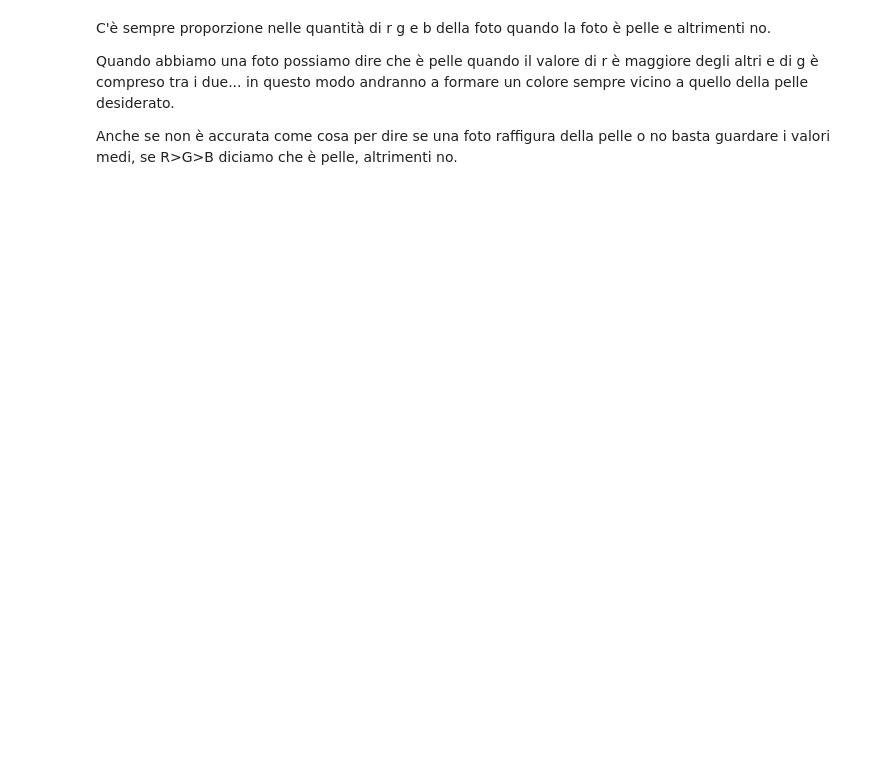
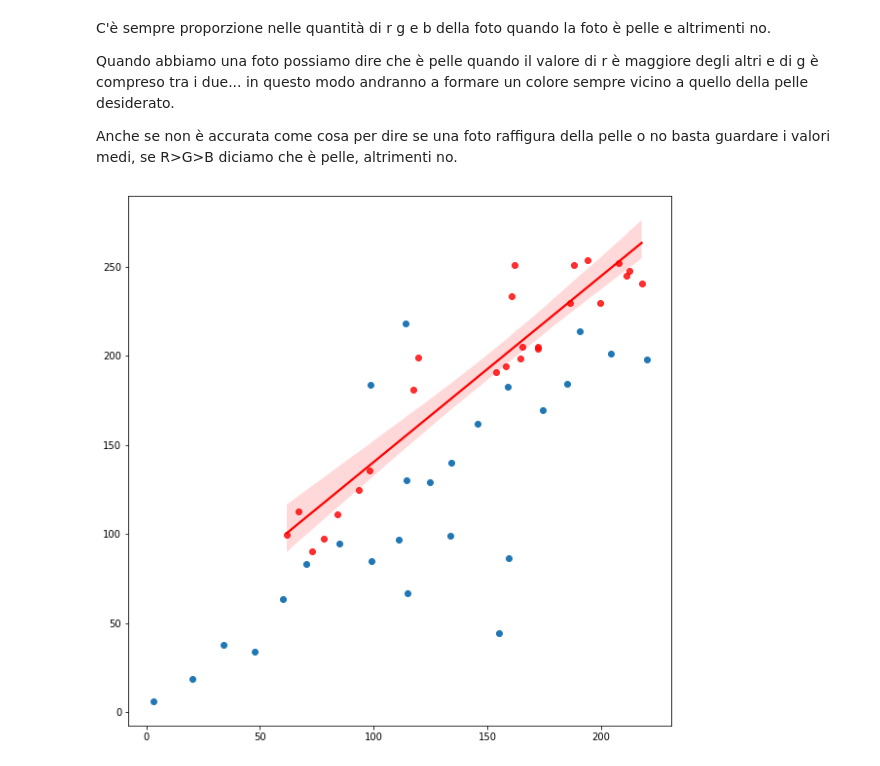
Before and after one commit to lilbrizzi/SkinDetection, a Jupyter notebook: colore/SkinDetectionLAB.ipynb, the cells around one changed output. Saved outputs shown, nothing was run; the diff lists cells and outputs as text; code cells hidden in the pictures; blank space fills up the shorter version.

```diff
--- a/colore/SkinDetectionLAB.ipynb
+++ b/colore/SkinDetectionLAB.ipynb
@@ -296,3 +384,12 @@ C'è sempre proporzione nelle quantità di r g e b della foto quando la foto è
 Quando abbiamo una foto possiamo dire che è pelle quando il valore di r è maggiore degli altri e di g è compreso tra i due... in questo modo andranno a formare un colore sempre vicino a quello della pelle desiderato.
 
 Anche se non è accurata come cosa per dire se una foto raffigura della pelle o no basta guardare i valori medi, se R>G>B diciamo che è pelle, altrimenti no.
+# %%
+plt.figure(figsize=(10,10))
+#plt.scatter(y=arrayR,x=arrayG, color = 'r')
+plt.scatter(y=arrayR2,x=arrayG2)
+sns.regplot(y=arrayR,x=arrayG, color = 'r')
+#sns.regplot(y=arrayR2,x=arrayG2)
+plt.show()
+# %% [output]
+[figure, added]
```
Also changed, not shown: parts of 5 cells of this notebook.
